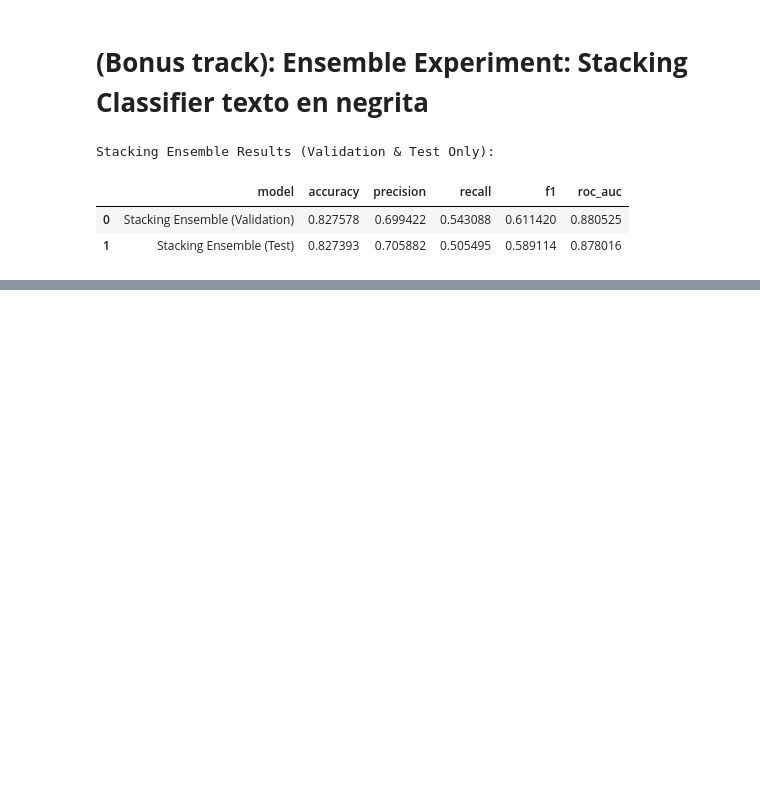
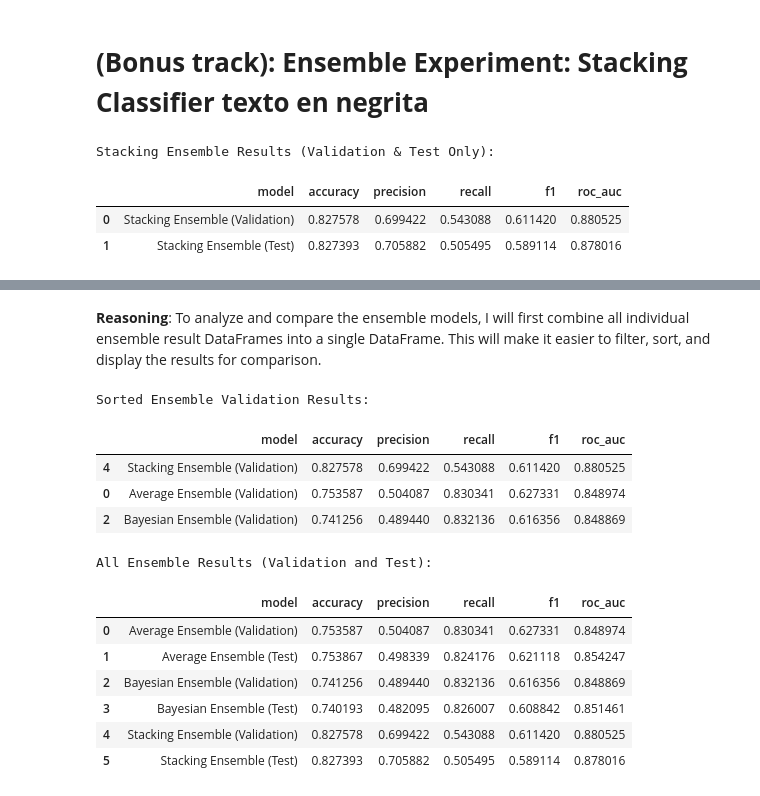
Before and after one commit to Majof4/Dataset-MachineLearning-finalexamen, a Jupyter notebook: ITAI1371_final_project_group4.ipynb, the cells around one changed output, grey strips where cells are left out. Saved outputs shown, nothing was run; the diff lists cells and outputs as text; code cells hidden in the pictures; blank space fills up the shorter version.

```diff
--- a/ITAI1371_final_project_group4.ipynb
+++ b/ITAI1371_final_project_group4.ipynb
@@ -937,0 +946,34 @@ Stacking Ensemble Results (Validation & Test Only):
+# %% [markdown]
+**Reasoning**:
+To analyze and compare the ensemble models, I will first combine all individual ensemble result DataFrames into a single DataFrame. This will make it easier to filter, sort, and display the results for comparison.
+# %%
+import pandas as pd
+
+# Concatenate the ensemble tables into a single DataFrame
+all_ensemble_results = pd.concat([ensemble_table, bayesian_table, stack_table], ignore_index=True)
+
+# Filter to include only validation results
+validation_ensemble_results = all_ensemble_results[all_ensemble_results['model'].str.contains('Validation')]
+
+# Sort the validation results by accuracy in descending order
+validation_ensemble_results_sorted = validation_ensemble_results.sort_values(by='accuracy', ascending=False)
+
+print("Sorted Ensemble Validation Results:")
+display(validation_ensemble_results_sorted)
+
+print("\nAll Ensemble Results (Validation and Test):")
+display(all_ensemble_results)
+# %% [output]
+Sorted Ensemble Validation Results:
+|  | model | accuracy | precision | recall | f1 | roc_auc |
+| 4 | Stacking Ensemble (Validation) | 0.827578 | 0.699422 | 0.543088 | 0.611420 | 0.880525 |
+| 0 | Average Ensemble (Validation) | 0.753587 | 0.504087 | 0.830341 | 0.627331 | 0.848974 |
+| 2 | Bayesian Ensemble (Validation) | 0.741256 | 0.489440 | 0.832136 | 0.616356 | 0.848869 |
+All Ensemble Results (Validation and Test):
+|  | model | accuracy | precision | recall | f1 | roc_auc |
+| 0 | Average Ensemble (Validation) | 0.753587 | 0.504087 | 0.830341 | 0.627331 | 0.848974 |
+| 1 | Average Ensemble (Test) | 0.753867 | 0.498339 | 0.824176 | 0.621118 | 0.854247 |
+| 2 | Bayesian Ensemble (Validation) | 0.741256 | 0.489440 | 0.832136 | 0.616356 | 0.848869 |
+| 3 | Bayesian Ensemble (Test) | 0.740193 | 0.482095 | 0.826007 | 0.608842 | 0.851461 |
+| 4 | Stacking Ensemble (Validation) | 0.827578 | 0.699422 | 0.543088 | 0.611420 | 0.880525 |
+| 5 | Stacking Ensemble (Test) | 0.827393 | 0.705882 | 0.505495 | 0.589114 | 0.878016 |
```
Also changed, not shown: parts of 5 cells of this notebook.
